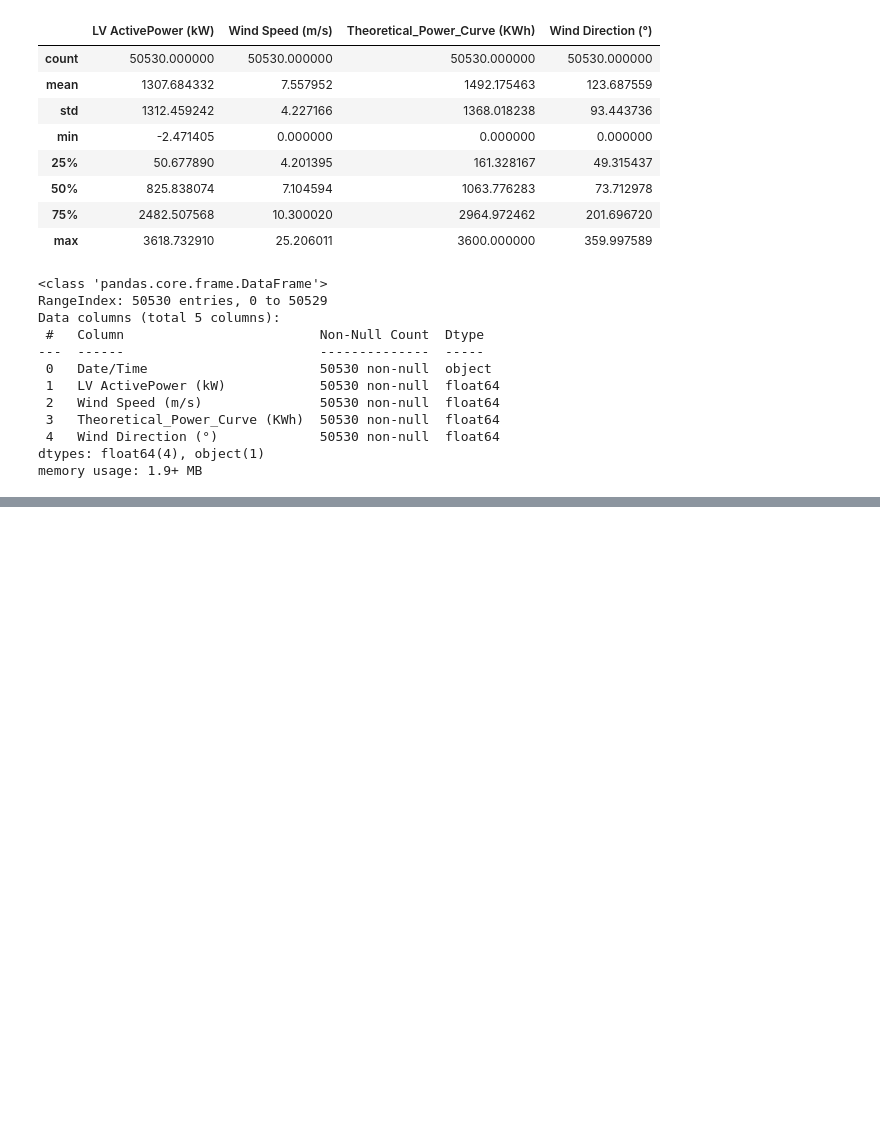
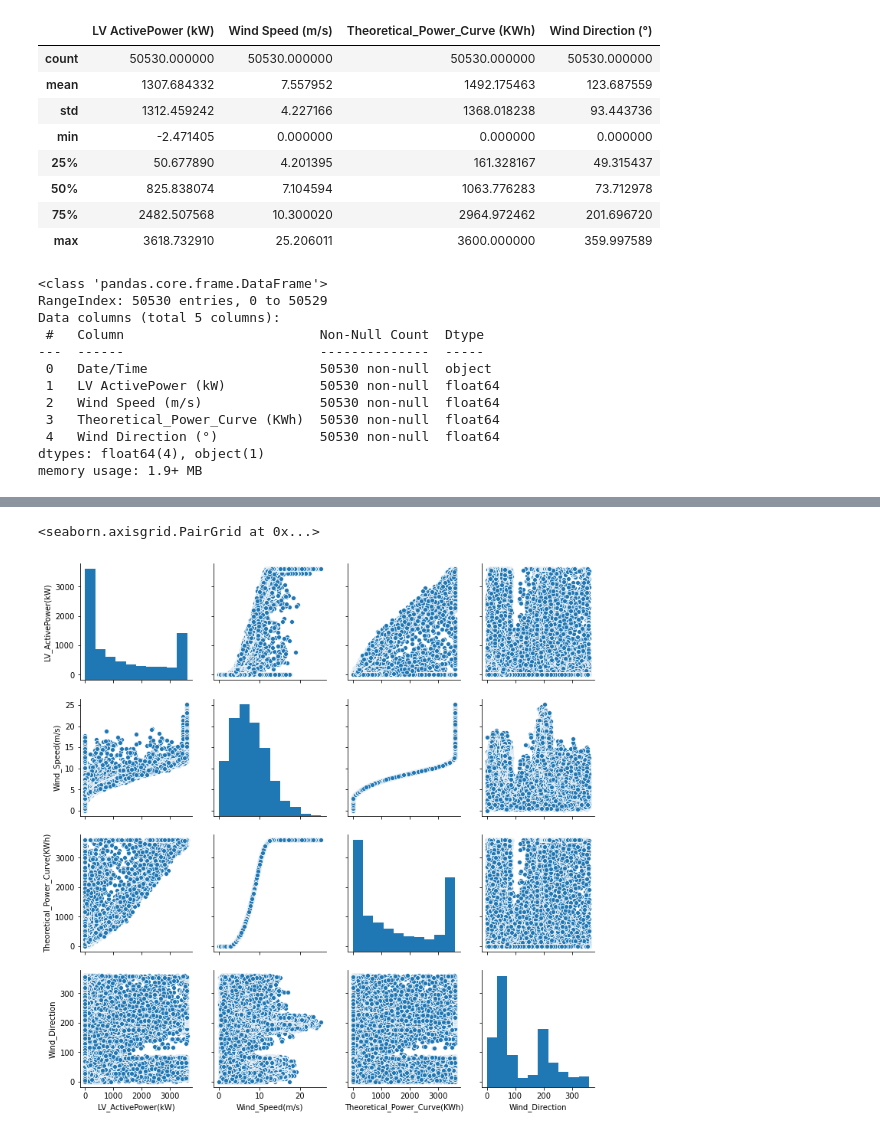
Before and after one commit to SmartPracticeschool/SBSPS-Challenge-693-Predicting-The-Energy-Output-of-Wind-Turbine-Based-on-Weather-Condition, a Jupyter notebook: Time Series.ipynb, the cells around one changed output, grey strips where cells are left out. Cells and saved outputs as stored; diff of their text form; code cells hidden in the pictures; blank space fills up the shorter version.

```diff
--- a/Time Series.ipynb
+++ b/Time Series.ipynb
@@ -58,3 +58,7 @@ Data columns (total 5 columns):
  4   Wind Direction (°)             50530 non-null  float64
 dtypes: float64(4), object(1)
 memory usage: 1.9+ MB
+# %%
+df.rename(columns={'Date/Time':'Time','LV ActivePower (kW)':'LV_ActivePower(kW)','Wind Speed (m/s)':'Wind_Speed(m/s)',
+                   'Theoretical_Power_Curve (KWh)':'Theoretical_Power_Curve(KWh)',
+                   'Wind Direction (°)':'Wind_Direction'},inplace=True)
@@ -60,0 +74,5 @@ memory usage: 1.9+ MB
+# %%
+sns.pairplot(df)
+# %% [output]
+<seaborn.axisgrid.PairGrid at 0x...>
+[figure, added]
```
Also changed, not shown: parts of 2 cells of this notebook.
